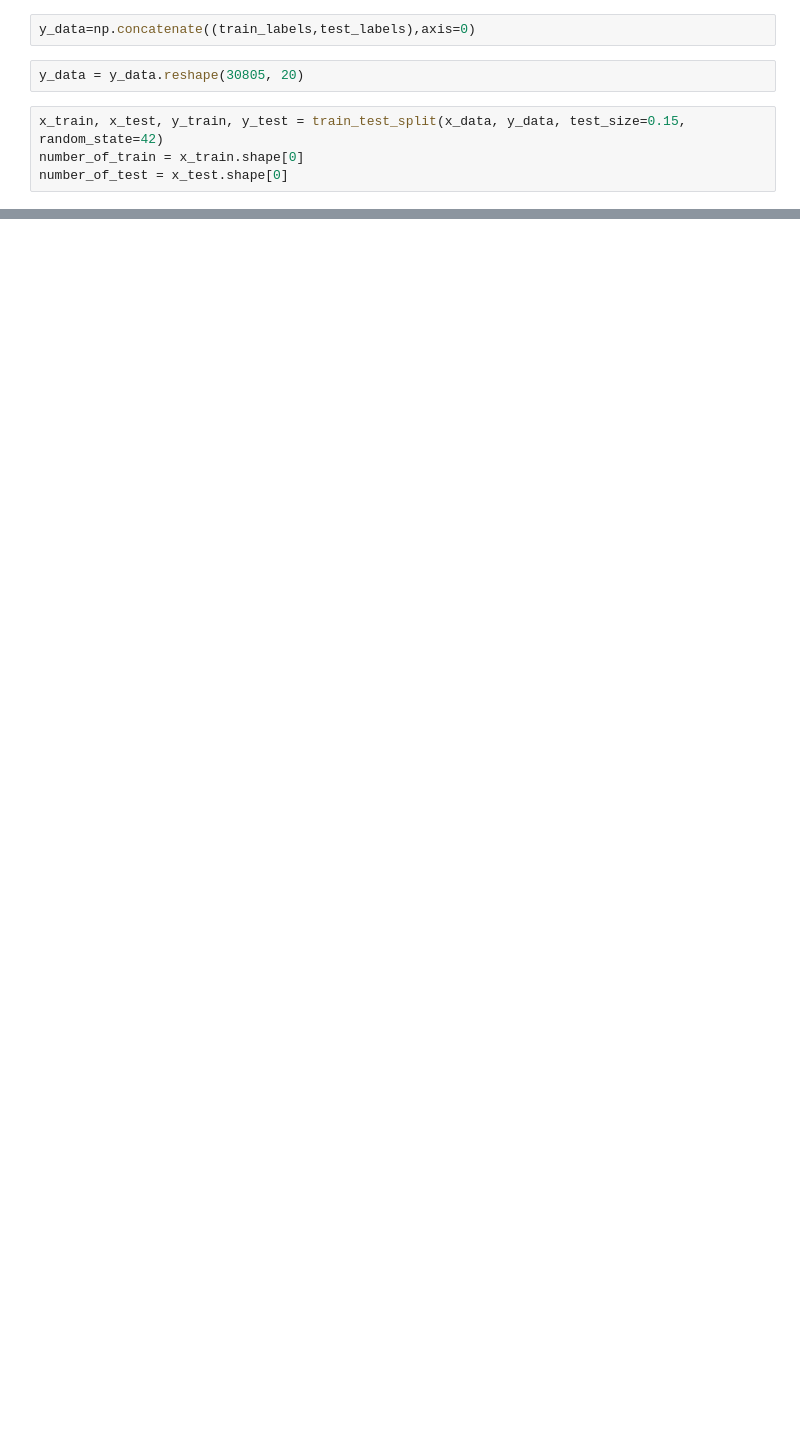
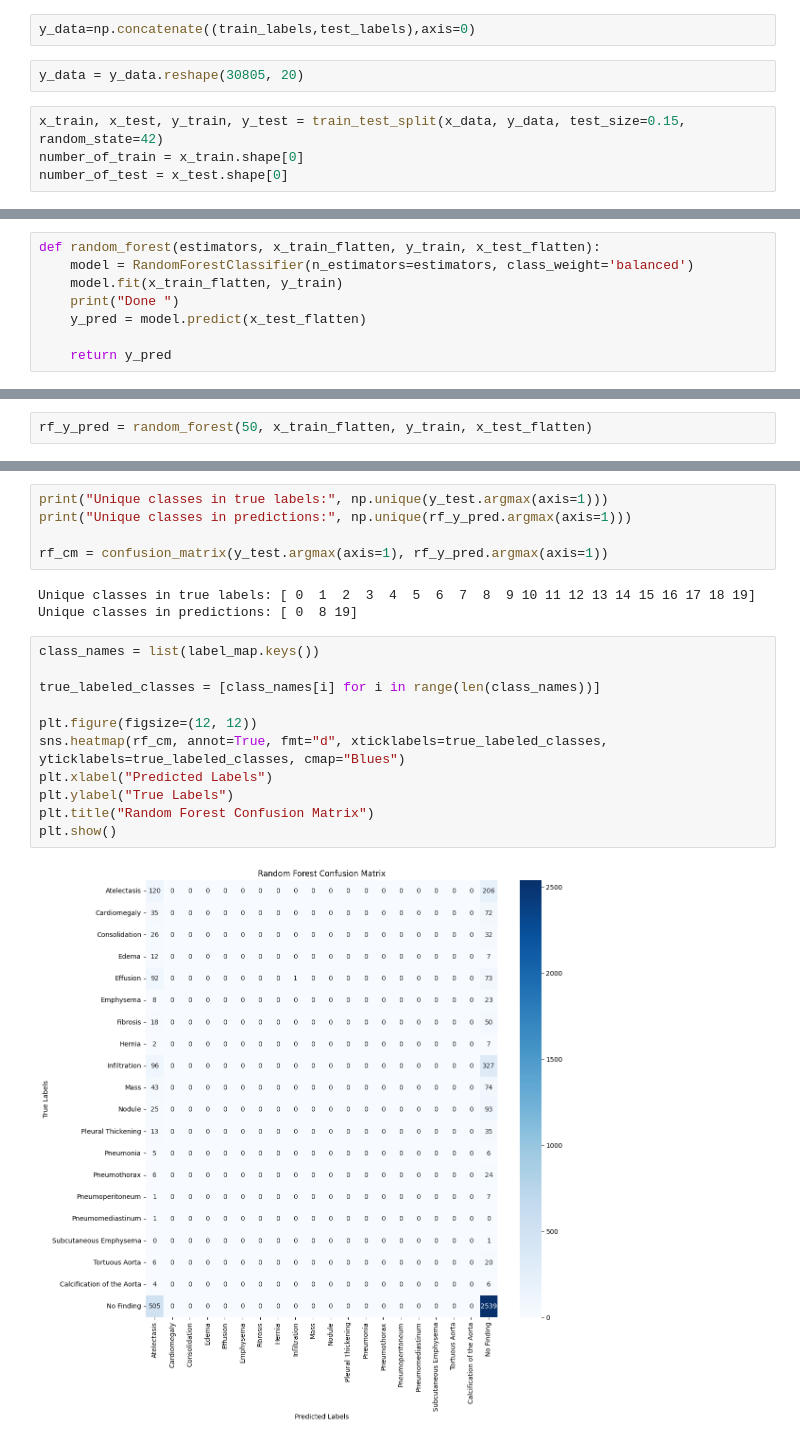
Before and after one commit to vagmi20/DS541-Project-ImageSegmentation, a Jupyter notebook: baseline/baseline_logistic.ipynb, the cells around one changed output, grey strips where cells are left out. Cells and saved outputs as stored; diff of their text form; blank space fills up the shorter version.

```diff
--- a/baseline/baseline_logistic.ipynb
+++ b/baseline/baseline_logistic.ipynb
@@ -174,0 +119,8 @@ np.float64(0.15963961106674884)
+# %%
+def random_forest(estimators, x_train_flatten, y_train, x_test_flatten):
+    model = RandomForestClassifier(n_estimators=estimators, class_weight='balanced')
+    model.fit(x_train_flatten, y_train)
+    print("Done ")
+    y_pred = model.predict(x_test_flatten)
+
+    return y_pred
@@ -174,0 +132,2 @@ np.float64(0.15963961106674884)
+# %%
+rf_y_pred = random_forest(50, x_train_flatten, y_train, x_test_flatten)
@@ -174,0 +157,21 @@ np.float64(0.15963961106674884)
+# %%
+print("Unique classes in true labels:", np.unique(y_test.argmax(axis=1)))
+print("Unique classes in predictions:", np.unique(rf_y_pred.argmax(axis=1)))
+
+rf_cm = confusion_matrix(y_test.argmax(axis=1), rf_y_pred.argmax(axis=1))
+# %% [output]
+Unique classes in true labels: [ 0  1  2  3  4  5  6  7  8  9 10 11 12 13 14 15 16 17 18 19]
+Unique classes in predictions: [ 0  8 19]
+# %%
+class_names = list(label_map.keys())
+
+true_labeled_classes = [class_names[i] for i in range(len(class_names))]
+
+plt.figure(figsize=(12, 12))
+sns.heatmap(rf_cm, annot=True, fmt="d", xticklabels=true_labeled_classes, yticklabels=true_labeled_classes, cmap="Blues")
+plt.xlabel("Predicted Labels")
+plt.ylabel("True Labels")
+plt.title("Random Forest Confusion Matrix")
+plt.show()
+# %% [output]
+[figure, added]
```
Also changed, not shown: parts of 36 cells of this notebook, 13 other files.
